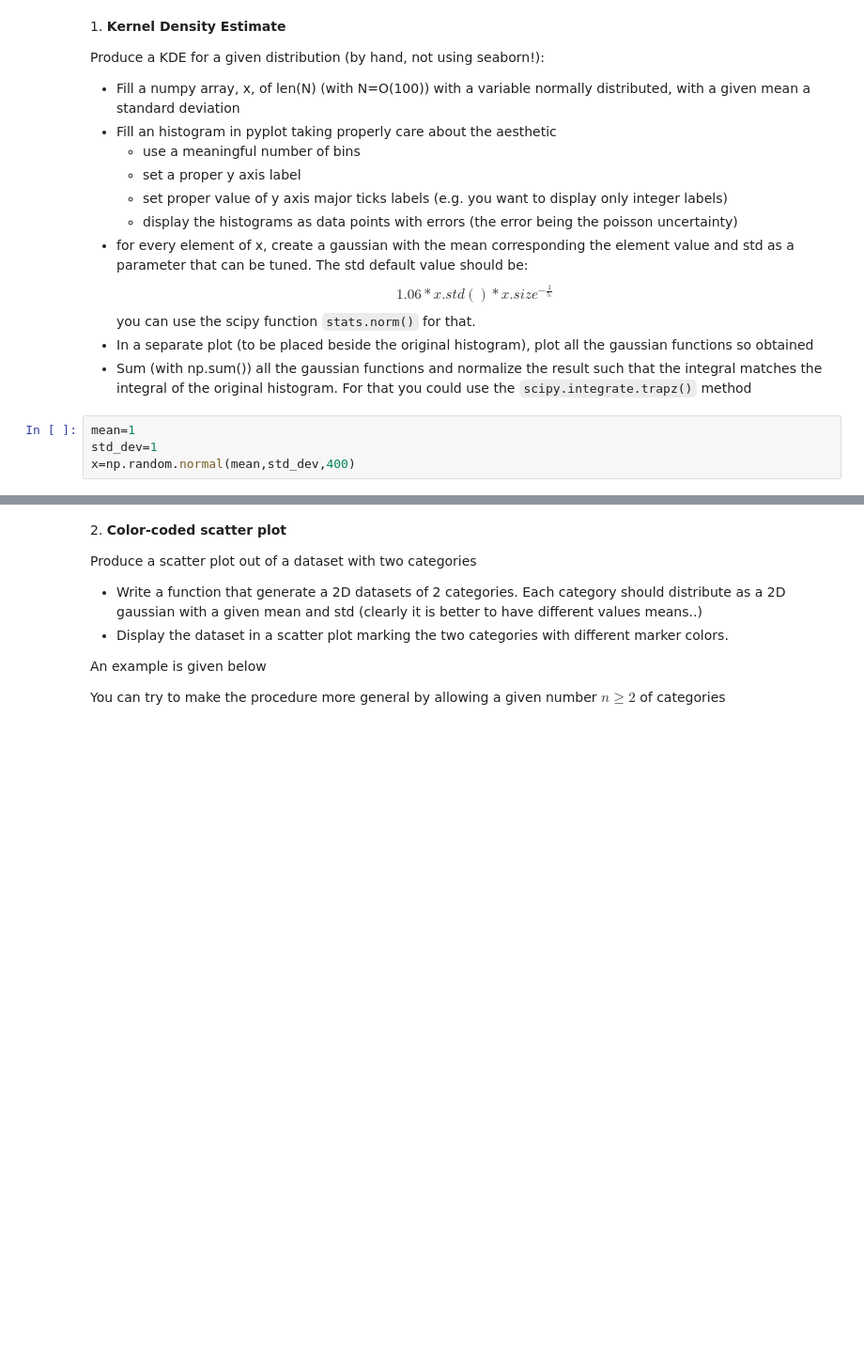
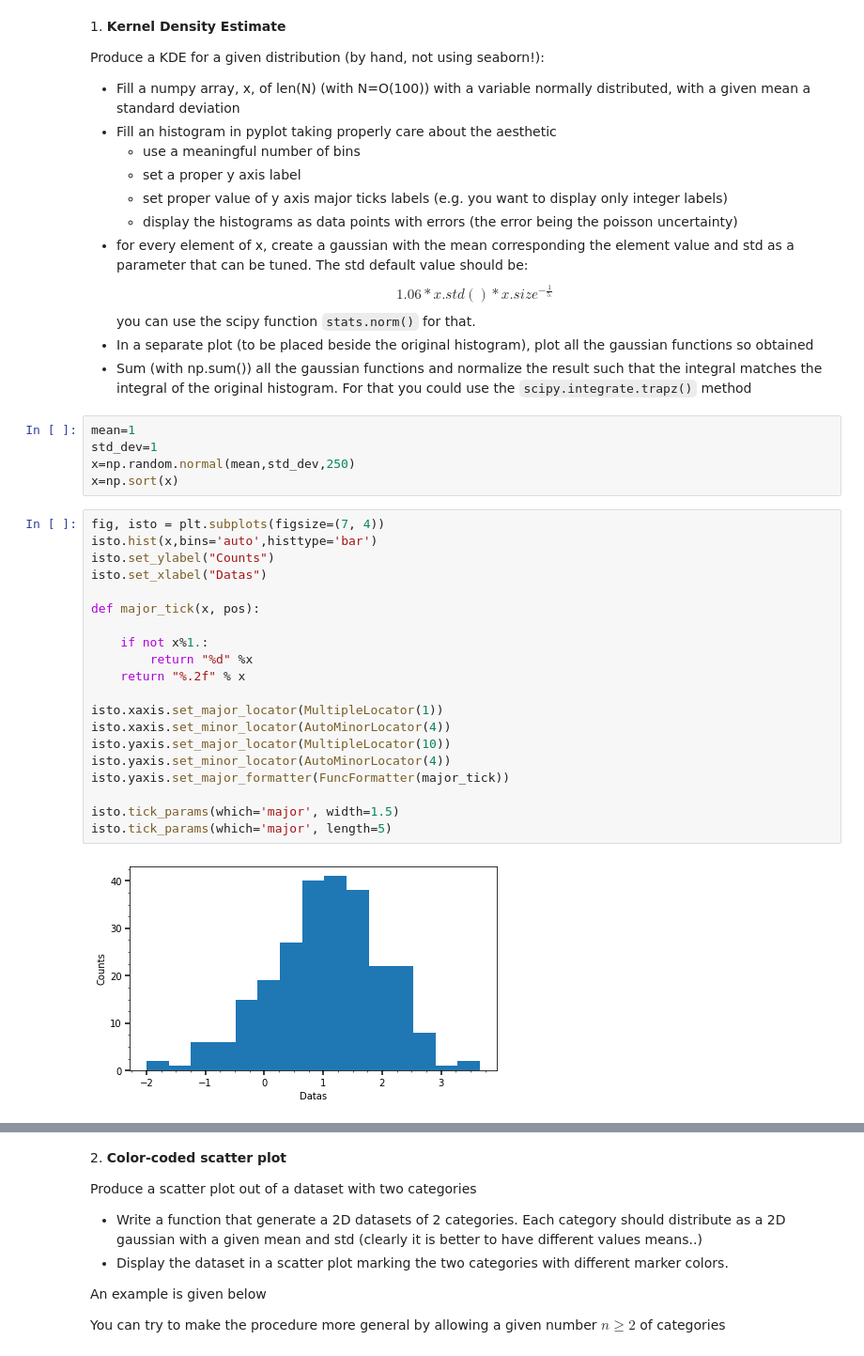
Before and after one commit to PhysicsOfData/LaboratoryOfComputationalPhysics_Y4, a Jupyter notebook: 06ex_Visualization.ipynb, the cells around one changed output, grey strips where cells are left out. Shown: that part at 94% size. Saved outputs shown, nothing was run; the diff lists cells and outputs as text; blank space fills up the shorter version.

```diff
--- a/06ex_Visualization.ipynb
+++ b/06ex_Visualization.ipynb
@@ -26,4 +26,27 @@ you can use the scipy function `stats.norm()` for that.
 # %%
 mean=1
 std_dev=1
-x=np.random.normal(mean,std_dev,400)
+x=np.random.normal(mean,std_dev,250)
+x=np.sort(x)
+# %%
+fig, isto = plt.subplots(figsize=(7, 4))
+isto.hist(x,bins='auto',histtype='bar')
+isto.set_ylabel("Counts")
+isto.set_xlabel("Datas")
+
+def major_tick(x, pos):
+
+    if not x%1.:
+        return "%d" %x
+    return "%.2f" % x
+
+isto.xaxis.set_major_locator(MultipleLocator(1))
+isto.xaxis.set_minor_locator(AutoMinorLocator(4))
+isto.yaxis.set_major_locator(MultipleLocator(10))
+isto.yaxis.set_minor_locator(AutoMinorLocator(4))
+isto.yaxis.set_major_formatter(FuncFormatter(major_tick))
+
+isto.tick_params(which='major', width=1.5)
+isto.tick_params(which='major', length=5)
+# %% [output]
+[figure, added]
```
Also changed, not shown: parts of 5 cells of this notebook, 2 other files.
